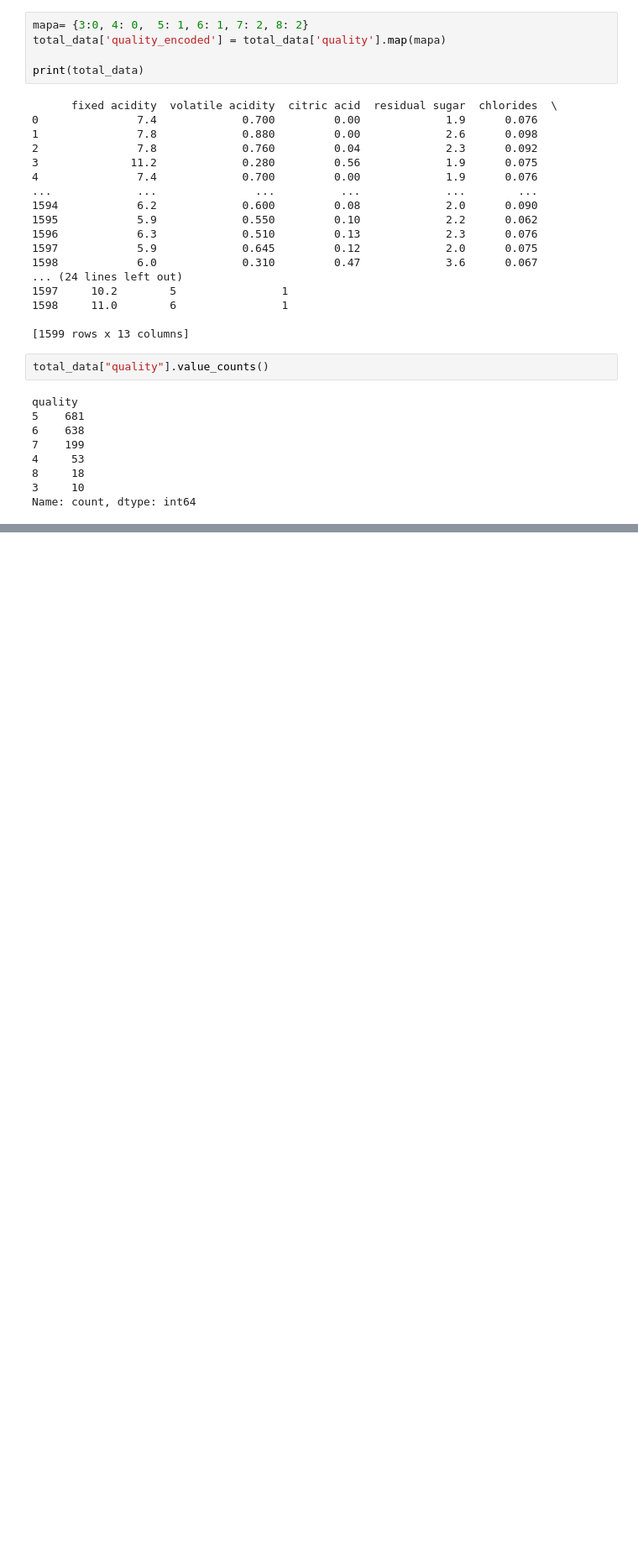
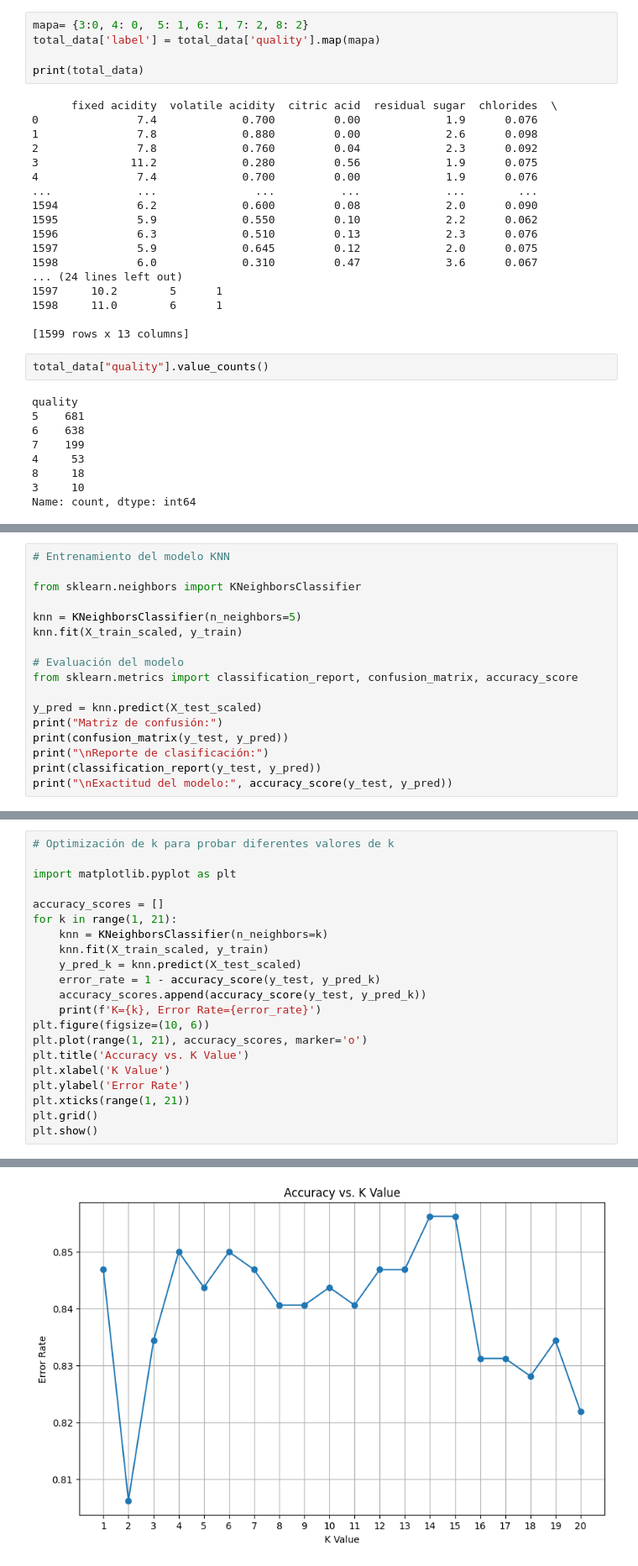
Before and after one commit to 4GeeksAcademy/Wiston_Travieso-Proyecto-K-vecinos-m-s-Cercanos, a Jupyter notebook: src/explore.ipynb, the cells around one changed output, grey strips where cells are left out. Shown at 84% size. Cells and saved outputs as stored; diff of their text form; blank space fills up the shorter version.

Commit message:
Modelo Optimizado

```diff
--- a/src/explore.ipynb
+++ b/src/explore.ipynb
@@ -19,7 +19,7 @@ total_data["quality"].unique()
 array([5, 6, 7, 4, 8, 3])
 # %%
 mapa= {3:0, 4: 0,  5: 1, 6: 1, 7: 2, 8: 2}
-total_data['quality_encoded'] = total_data['quality'].map(mapa)
+total_data['label'] = total_data['quality'].map(mapa)
 
 print(total_data)
 # %% [output]
@@ -65,0 +102,17 @@ print(total_data.shape)
+# %%
+# Entrenamiento del modelo KNN
+
+from sklearn.neighbors import KNeighborsClassifier
+
+knn = KNeighborsClassifier(n_neighbors=5)
+knn.fit(X_train_scaled, y_train)
+
+# Evaluación del modelo
+from sklearn.metrics import classification_report, confusion_matrix, accuracy_score
+
+y_pred = knn.predict(X_test_scaled)
+print("Matriz de confusión:")
+print(confusion_matrix(y_test, y_pred))
+print("\nReporte de clasificación:")
+print(classification_report(y_test, y_pred))
+print("\nExactitud del modelo:", accuracy_score(y_test, y_pred))
@@ -65,0 +138,22 @@ print(total_data.shape)
+# %%
+# Optimización de k para probar diferentes valores de k
+
+import matplotlib.pyplot as plt
+
+accuracy_scores = []
+for k in range(1, 21):
+    knn = KNeighborsClassifier(n_neighbors=k)
+    knn.fit(X_train_scaled, y_train)
+    y_pred_k = knn.predict(X_test_scaled)
+    error_rate = 1 - accuracy_score(y_test, y_pred_k)
+    accuracy_scores.append(accuracy_score(y_test, y_pred_k))
+    print(f'K={k}, Error Rate={error_rate}')
+plt.figure(figsize=(10, 6))
+plt.plot(range(1, 21), accuracy_scores, marker='o')
+plt.title('Accuracy vs. K Value')
+plt.xlabel('K Value')
+plt.ylabel('Error Rate')
+plt.xticks(range(1, 21))
+plt.grid()
+plt.show()
+# %% [output]
@@ -65,0 +180 @@ print(total_data.shape)
+[figure, added]
```
Also changed, not shown: parts of 11 cells of this notebook, 1 other file.
